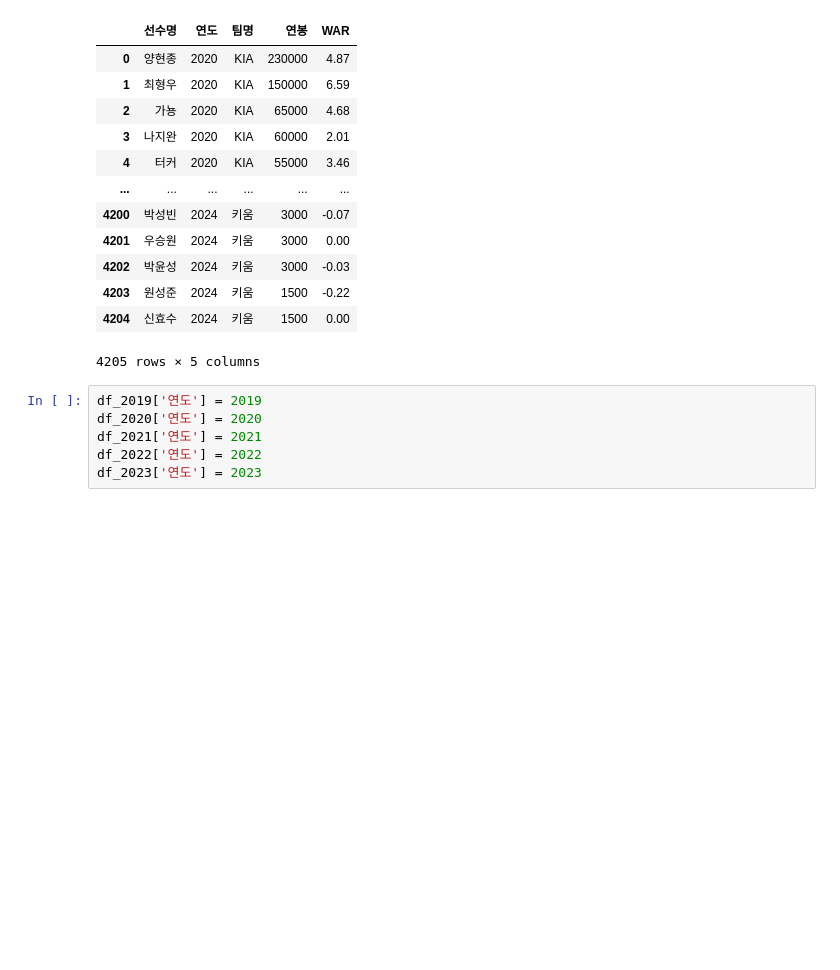
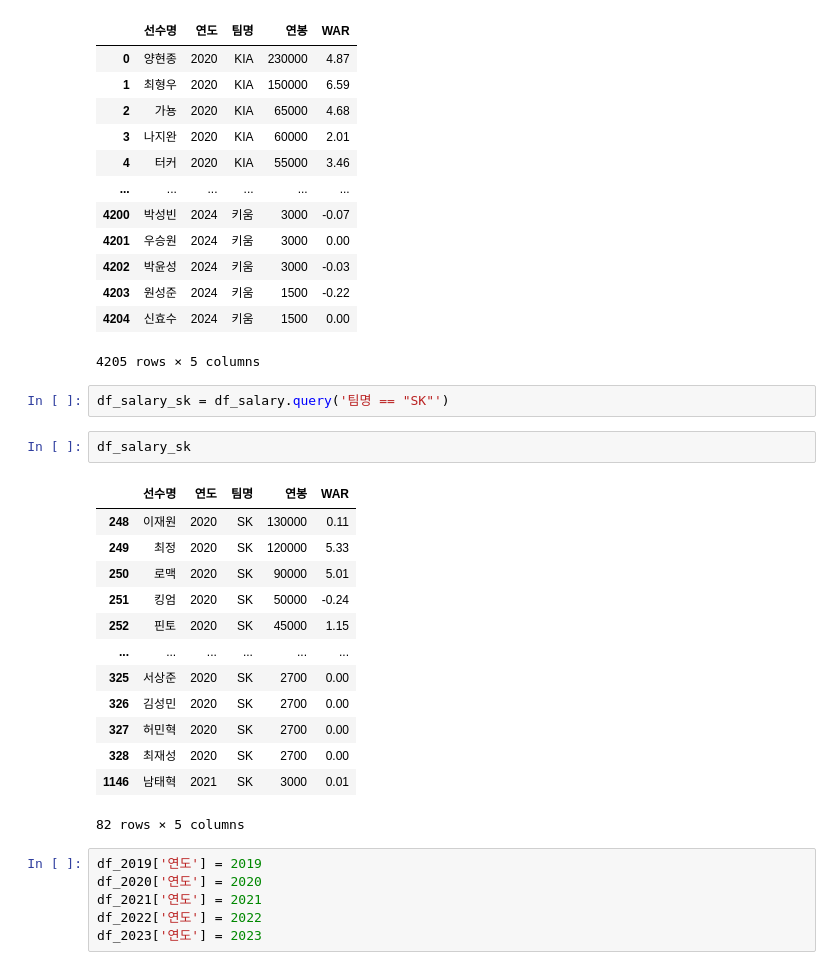
Before and after one commit to jayiuk/mid_project, a Jupyter notebook: get_data.ipynb, the cells around one changed output. Saved outputs shown, nothing was run; the diff lists cells and outputs as text; blank space fills up the shorter version.

```diff
--- a/get_data.ipynb
+++ b/get_data.ipynb
@@ -80,6 +80,24 @@ df_salary
 | 4203 | 원성준 | 2024 | 키움 | 1500 | -0.22 |
 | 4204 | 신효수 | 2024 | 키움 | 1500 | 0.00 |
 4205 rows × 5 columns
+# %%
+df_salary_sk = df_salary.query('팀명 == "SK"')
+# %%
+df_salary_sk
+# %% [output]
+|  | 선수명 | 연도 | 팀명 | 연봉 | WAR |
+| 248 | 이재원 | 2020 | SK | 130000 | 0.11 |
+| 249 | 최정 | 2020 | SK | 120000 | 5.33 |
+| 250 | 로맥 | 2020 | SK | 90000 | 5.01 |
+| 251 | 킹엄 | 2020 | SK | 50000 | -0.24 |
+| 252 | 핀토 | 2020 | SK | 45000 | 1.15 |
+| ... | ... | ... | ... | ... | ... |
+| 325 | 서상준 | 2020 | SK | 2700 | 0.00 |
+| 326 | 김성민 | 2020 | SK | 2700 | 0.00 |
+| 327 | 허민혁 | 2020 | SK | 2700 | 0.00 |
+| 328 | 최재성 | 2020 | SK | 2700 | 0.00 |
+| 1146 | 남태혁 | 2021 | SK | 3000 | 0.01 |
+82 rows × 5 columns
 # %%
 df_2019['연도'] = 2019
 df_2020['연도'] = 2020
```
Also changed, not shown: parts of 3 cells of this notebook, 1 other file.
